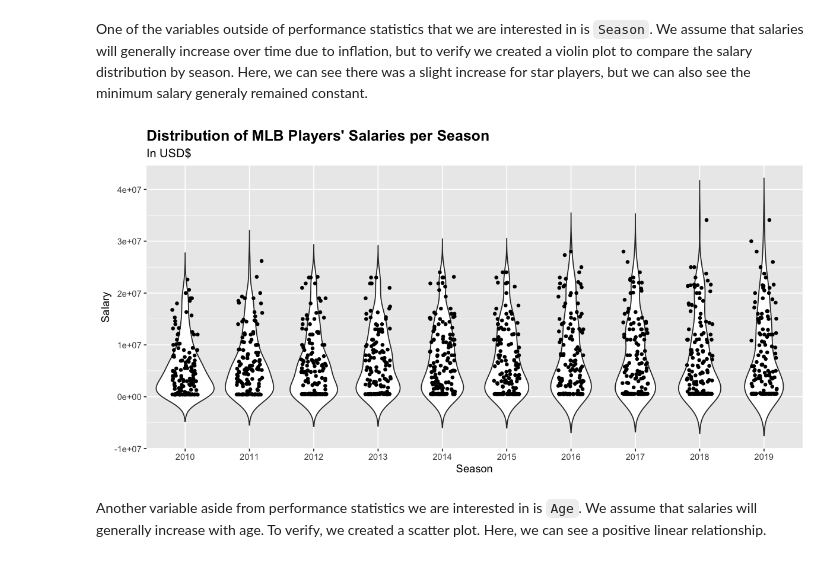
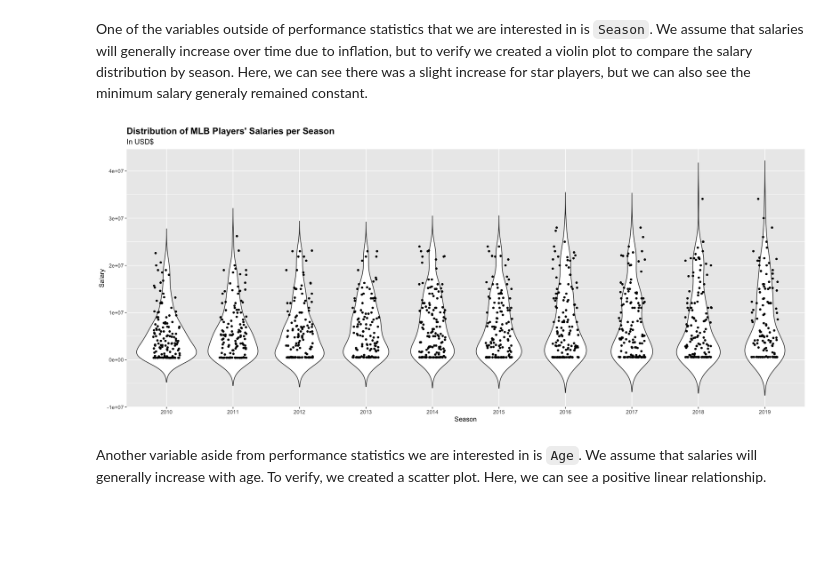
Before and after one commit to themarisolhernandez/mlb-salary, a Jupyter notebook: notebook.ipynb, the cells around one changed output. Drawn from its saved outputs; the diff is of its cells as text; code cells hidden in the pictures; blank space fills up the shorter version.

```diff
--- a/notebook.ipynb
+++ b/notebook.ipynb
@@ -250,13 +252,13 @@ theme(plot.title = element_text(face = "bold", size = 14), plot.subtitle = eleme
 # %% [markdown]
 One of the variables outside of performance statistics that we are interested in is `Season`. We assume that salaries will generally increase over time due to inflation, but to verify we created a violin plot to compare the salary distribution by season. Here, we can see there was a slight increase for star players, but we can also see the minimum salary generaly remained constant.
 # %%
-options(repr.plot.width = 10, repr.plot.height = 5)
+options(repr.plot.width = 16.5, repr.plot.height = 7)
 ggplot(full_stats, aes(as.factor(Season), Salary)) + geom_violin(trim=FALSE) +
 ggtitle(label = "Distribution of MLB Players' Salaries per Season", subtitle = "In USD$") +
 theme(plot.title = element_text(face = "bold", size = 15), plot.subtitle = element_text(size = 12)) +
 geom_jitter(shape=16, position=position_jitter(0.2)) + xlab("Season")
 # %% [output]
-[figure, old version]
+[figure, new version]
 # %% [markdown]
 Another variable aside from performance statistics we are interested in is `Age`. We assume that salaries will generally increase with age. To verify, we created a scatter plot. Here, we can see a positive linear relationship.
 # %%
```
Also changed, not shown: parts of 19 cells of this notebook.
